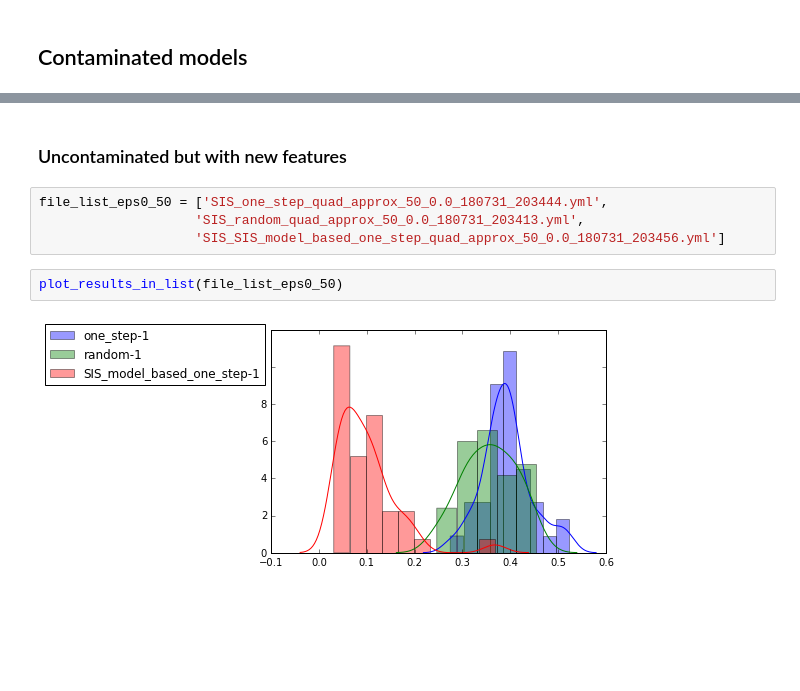
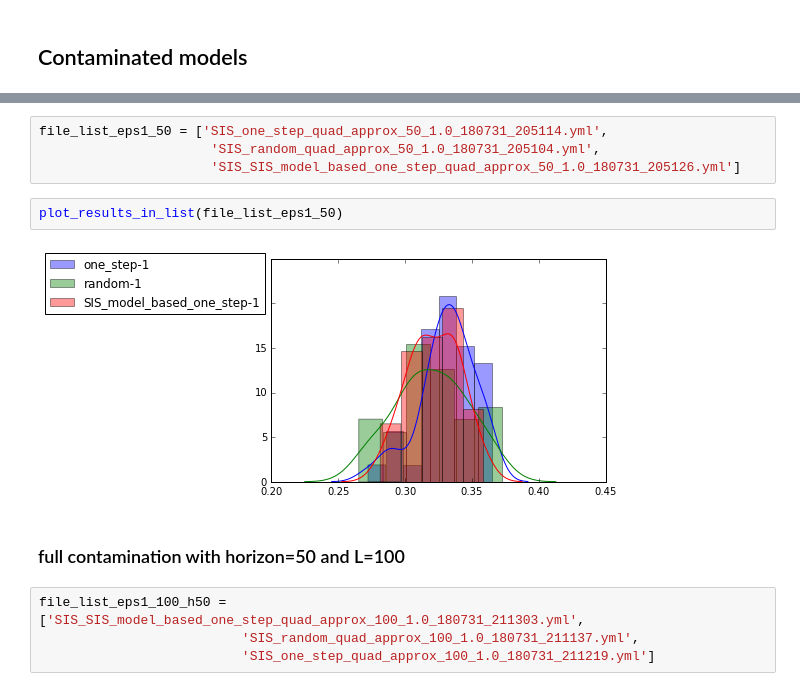
Before and after one commit to jclifton333/spatial-RL, a Jupyter notebook: analysis/results/compare-result-distributions.ipynb, the cells around one changed output, grey strips where cells are left out. Cells and saved outputs as stored; diff of their text form; blank space fills up the shorter version.

```diff
--- a/analysis/results/compare-result-distributions.ipynb
+++ b/analysis/results/compare-result-distributions.ipynb
@@ -67,10 +67,14 @@ plot_results_in_list(file_list_eps50_50)
-# %% [markdown]
-### Uncontaminated but with new features
-# %%
-file_list_eps0_50 = ['SIS_one_step_quad_approx_50_0.0_180731_203444.yml',
-                    'SIS_random_quad_approx_50_0.0_180731_203413.yml',
-                    'SIS_SIS_model_based_one_step_quad_approx_50_0.0_180731_203456.yml']
+# %%
+file_list_eps1_50 = ['SIS_one_step_quad_approx_50_1.0_180731_205114.yml',
+                      'SIS_random_quad_approx_50_1.0_180731_205104.yml',
+                      'SIS_SIS_model_based_one_step_quad_approx_50_1.0_180731_205126.yml']
 # %%
-plot_results_in_list(file_list_eps0_50)
+plot_results_in_list(file_list_eps1_50)
 # %% [output]
-[figure, old version]
+[figure, new version]
+# %% [markdown]
+### full contamination with horizon=50 and L=100
+# %%
+file_list_eps1_100_h50 = ['SIS_SIS_model_based_one_step_quad_approx_100_1.0_180731_211303.yml',
+                          'SIS_random_quad_approx_100_1.0_180731_211137.yml',
+                          'SIS_one_step_quad_approx_100_1.0_180731_211219.yml']
```
Also changed, not shown: parts of 3 cells of this notebook, 11 other files.
